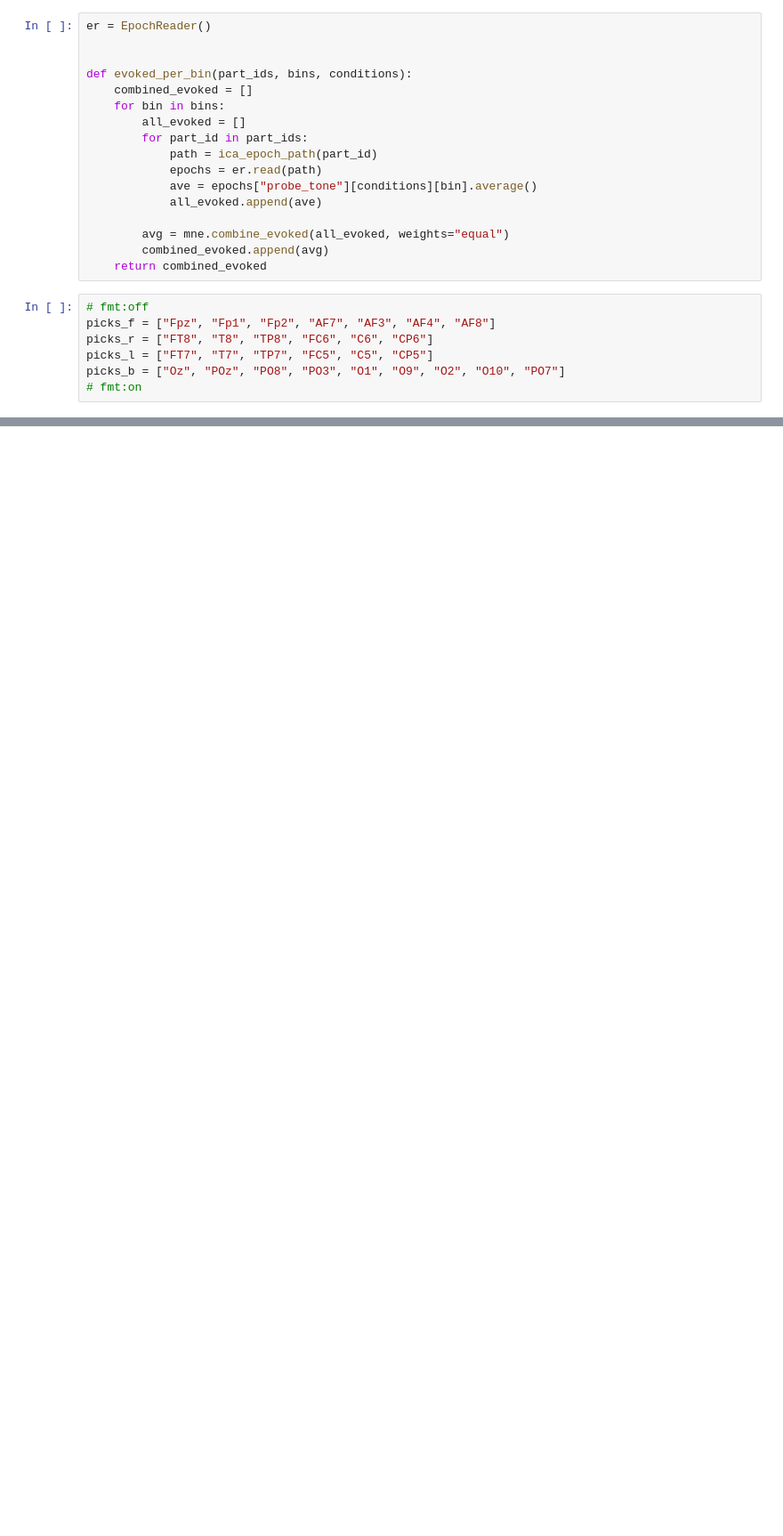
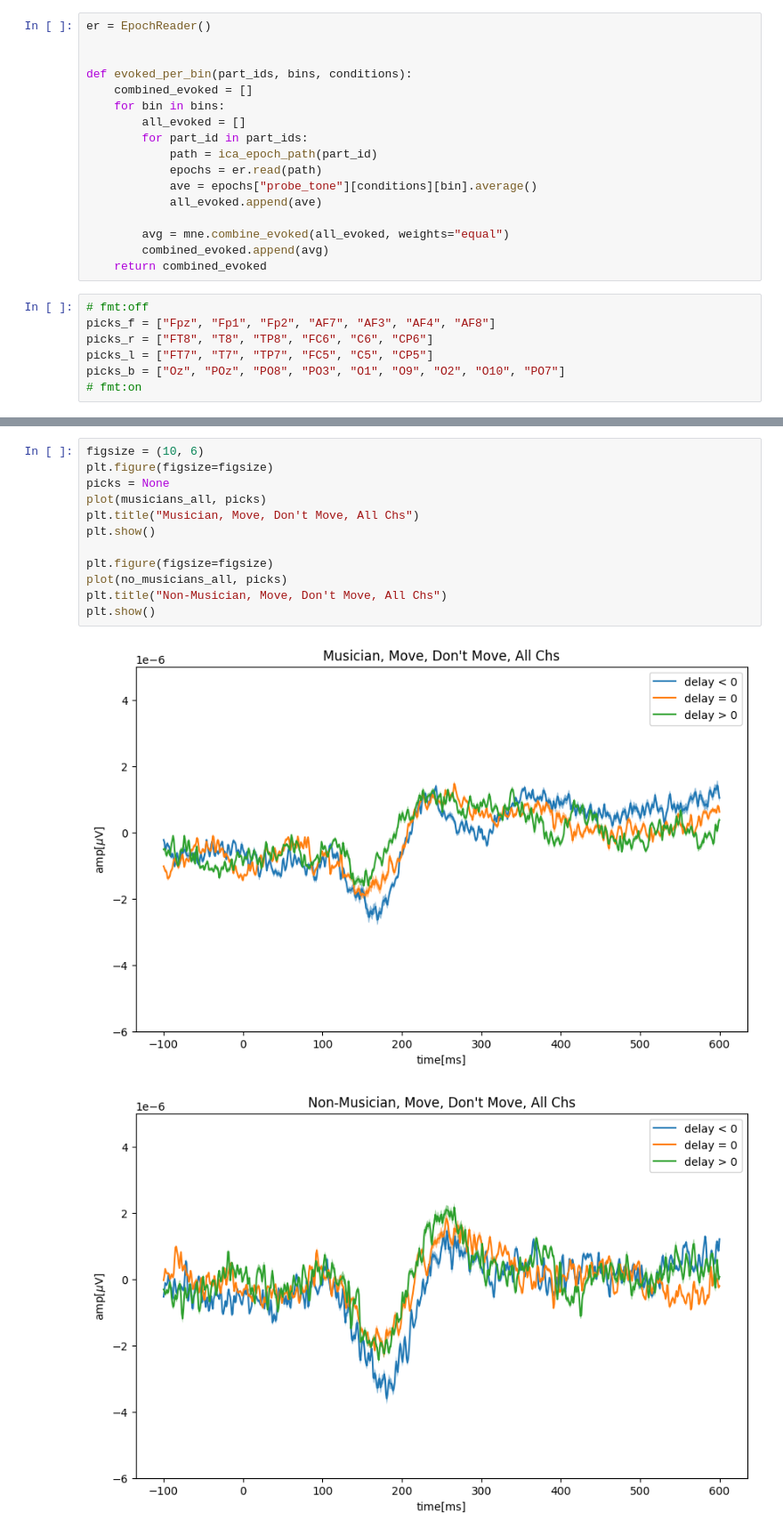
Before and after one commit to 8gaU8/EEGAnalysys23, a Jupyter notebook: notebooks/erp_scaling.ipynb, the cells around one changed output, grey strips where cells are left out. Shown at 89% size. Saved outputs shown, nothing was run; the diff lists cells and outputs as text; blank space fills up the shorter version.

```diff
--- a/notebooks/erp_scaling.ipynb
+++ b/notebooks/erp_scaling.ipynb
@@ -160 +178,16 @@ def plot(evoked, picks):
     plt.legend()
+# %%
+figsize = (10, 6)
+plt.figure(figsize=figsize)
+picks = None
+plot(musicians_all, picks)
+plt.title("Musician, Move, Don't Move, All Chs")
+plt.show()
+
+plt.figure(figsize=figsize)
+plot(no_musicians_all, picks)
+plt.title("Non-Musician, Move, Don't Move, All Chs")
+plt.show()
+# %% [output]
+[figure, added]
+[figure, added]
```
Also changed, not shown: parts of 13 cells of this notebook.
